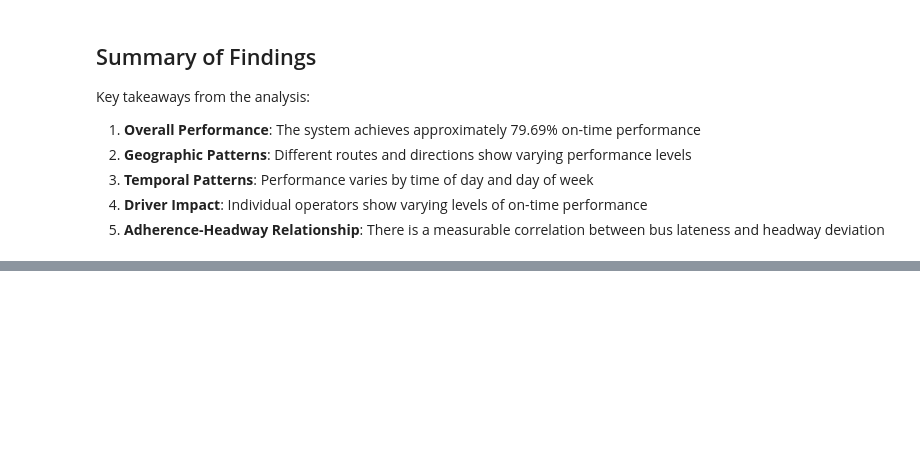
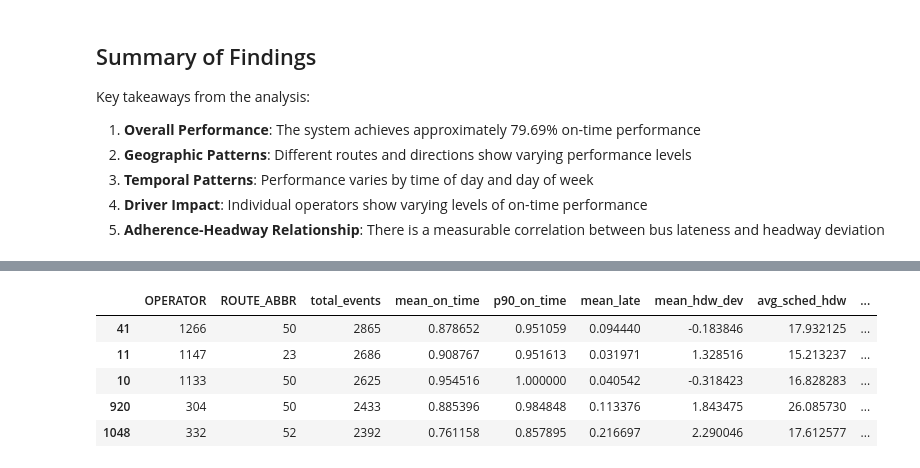
Before and after one commit to NewForce-Cohort-11-Data/wego-sir-bus-a-lot, a Jupyter notebook: Workbooks/WeGo_Bus_Analysis_Simple.ipynb, the cells around one changed output, grey strips where cells are left out. Saved outputs shown, nothing was run; the diff lists cells and outputs as text; code cells hidden in the pictures; blank space fills up the shorter version.

```diff
--- a/Workbooks/WeGo_Bus_Analysis_Simple.ipynb
+++ b/Workbooks/WeGo_Bus_Analysis_Simple.ipynb
@@ -398,0 +465,21 @@ Key takeaways from the analysis:
+# %%
+# Aggregate across the full window for each operator/route pair
+op_route = (
+    daily.groupby(["OPERATOR","ROUTE_ABBR"]).agg(
+        total_events=("stop_events","sum"),
+        mean_on_time=("on_time_pct","mean"),
+        p90_on_time=("on_time_pct", lambda x: np.nanpercentile(x, 90)),
+        mean_late=("late_pct","mean"),
+        mean_hdw_dev=("avg_hdw_dev","mean"),
+        avg_sched_hdw=("avg_sched_hdw","mean"),
+        avg_actual_hdw=("avg_actual_hdw","mean"),
+    ).reset_index()
+)
+op_route.sort_values("total_events", ascending=False).head()
+# %% [output]
+|  | OPERATOR | ROUTE_ABBR | total_events | mean_on_time | p90_on_time | mean_late | mean_hdw_dev | avg_sched_hdw | ... |
+| 41 | 1266 | 50 | 2865 | 0.878652 | 0.951059 | 0.094440 | -0.183846 | 17.932125 | ... |
+| 11 | 1147 | 23 | 2686 | 0.908767 | 0.951613 | 0.031971 | 1.328516 | 15.213237 | ... |
+| 10 | 1133 | 50 | 2625 | 0.954516 | 1.000000 | 0.040542 | -0.318423 | 16.828283 | ... |
+| 920 | 304 | 50 | 2433 | 0.885396 | 0.984848 | 0.113376 | 1.843475 | 26.085730 | ... |
+| 1048 | 332 | 52 | 2392 | 0.761158 | 0.857895 | 0.216697 | 2.290046 | 17.612577 | ... |
```
Also changed, not shown: parts of 15 cells of this notebook, 23 other files.
